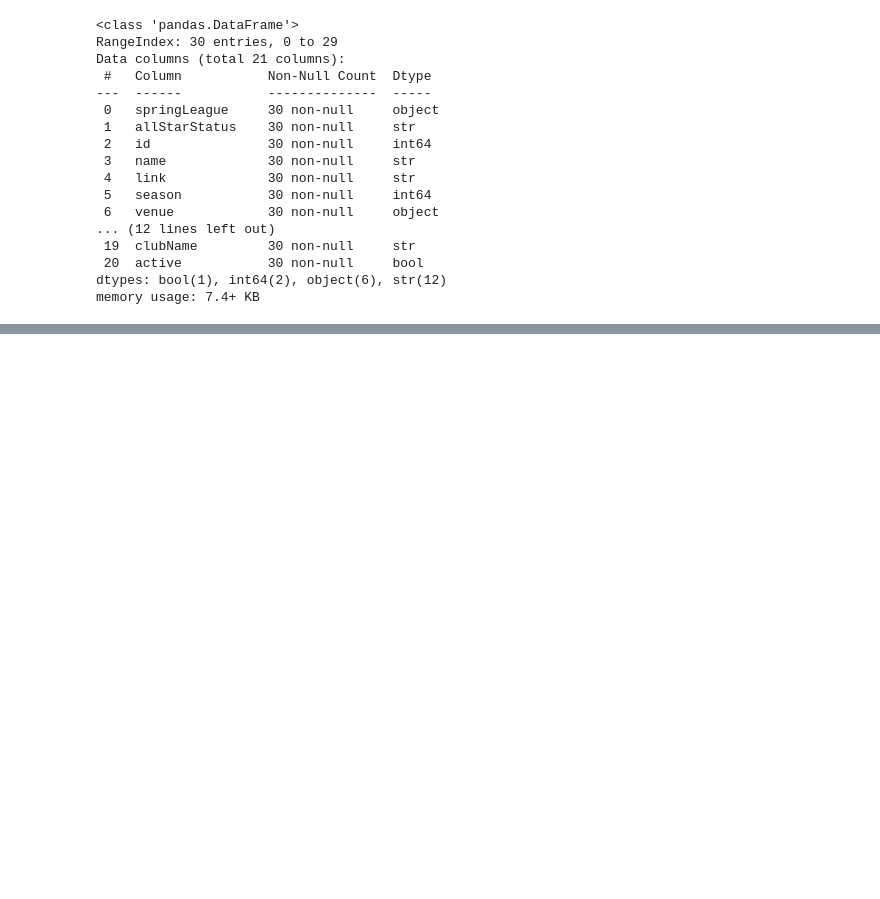
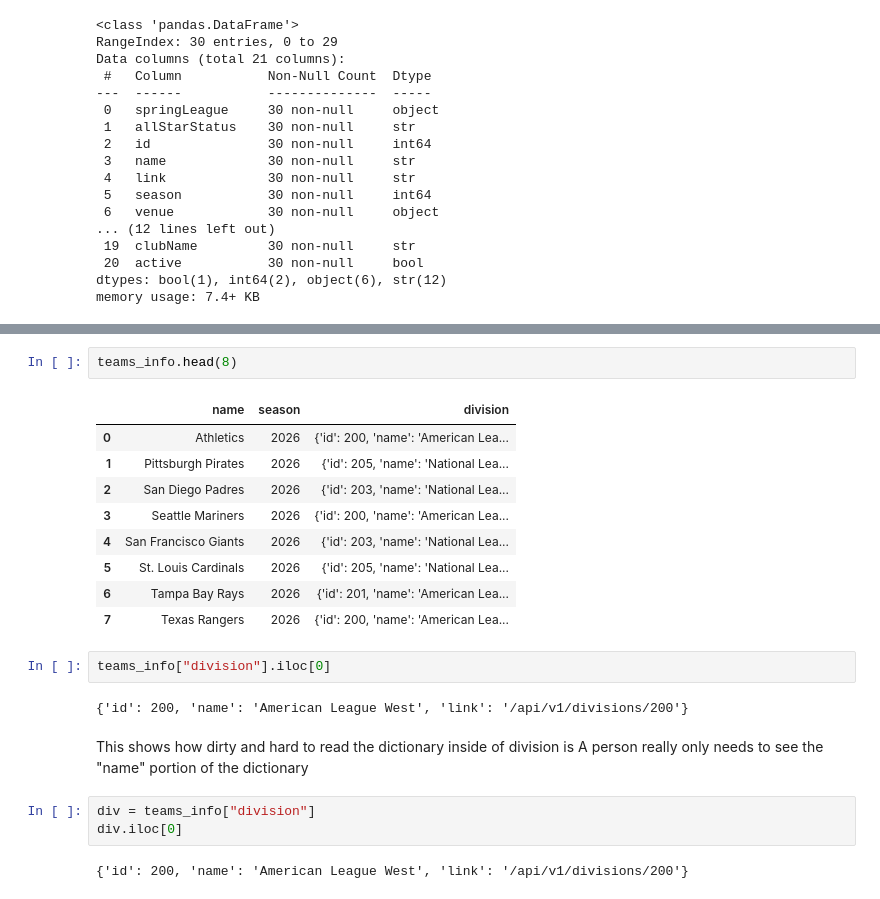
Before and after one commit to speedysebi/baseball_api_practice, a Jupyter notebook: notebooks/mlb_analysis.ipynb, the cells around one changed output, grey strips where cells are left out. Cells and saved outputs as stored; diff of their text form; blank space fills up the shorter version.

```diff
--- a/notebooks/mlb_analysis.ipynb
+++ b/notebooks/mlb_analysis.ipynb
@@ -415,0 +418,24 @@ memory usage: 7.4+ KB
+# %%
+teams_info.head(8)
+# %% [output]
+|  | name | season | division |
+| 0 | Athletics | 2026 | {'id': 200, 'name': 'American Lea... |
+| 1 | Pittsburgh Pirates | 2026 | {'id': 205, 'name': 'National Lea... |
+| 2 | San Diego Padres | 2026 | {'id': 203, 'name': 'National Lea... |
+| 3 | Seattle Mariners | 2026 | {'id': 200, 'name': 'American Lea... |
+| 4 | San Francisco Giants | 2026 | {'id': 203, 'name': 'National Lea... |
+| 5 | St. Louis Cardinals | 2026 | {'id': 205, 'name': 'National Lea... |
+| 6 | Tampa Bay Rays | 2026 | {'id': 201, 'name': 'American Lea... |
+| 7 | Texas Rangers | 2026 | {'id': 200, 'name': 'American Lea... |
+# %%
+teams_info["division"].iloc[0]
+# %% [output]
+{'id': 200, 'name': 'American League West', 'link': '/api/v1/divisions/200'}
+# %% [markdown]
+This shows how dirty and hard to read the dictionary inside of division is
+A person really only needs to see the "name" portion of the dictionary
+# %%
+div = teams_info["division"]
+div.iloc[0]
+# %% [output]
+{'id': 200, 'name': 'American League West', 'link': '/api/v1/divisions/200'}
```
Also changed, not shown: parts of 11 cells of this notebook, 3 other files.
